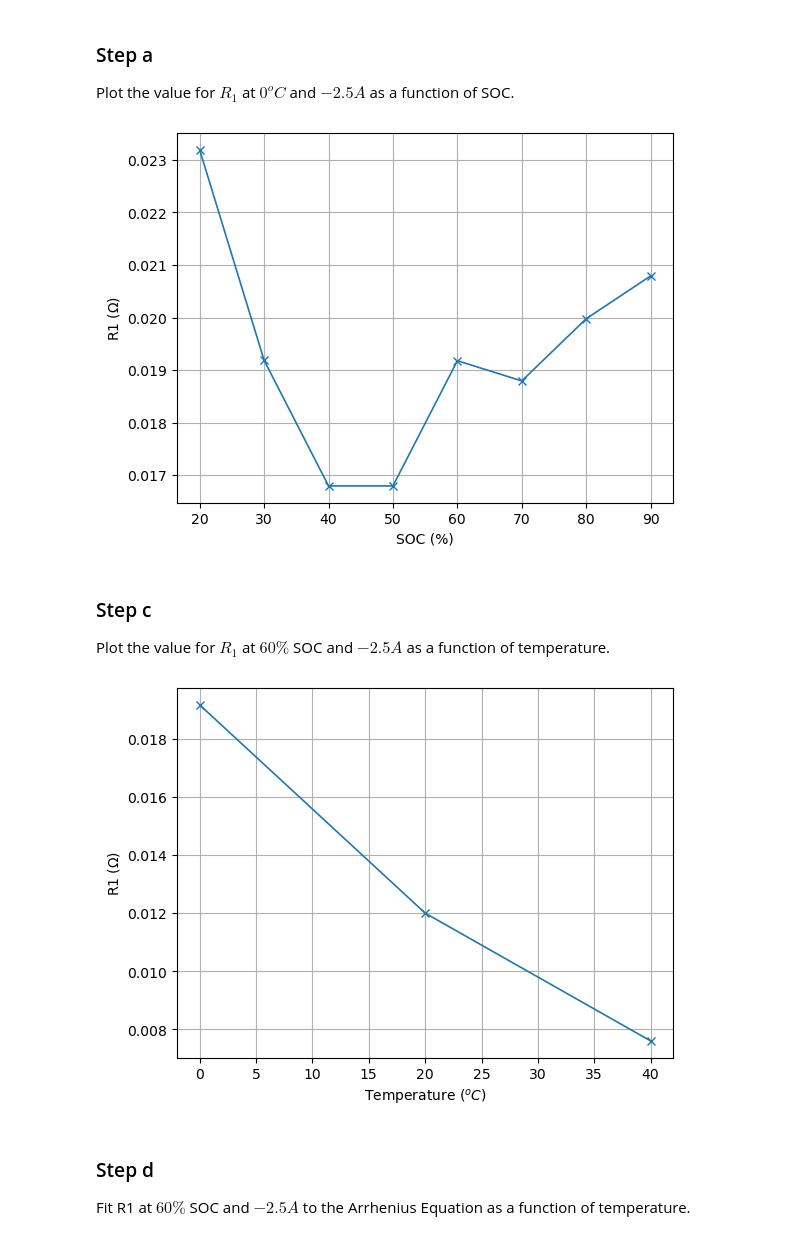
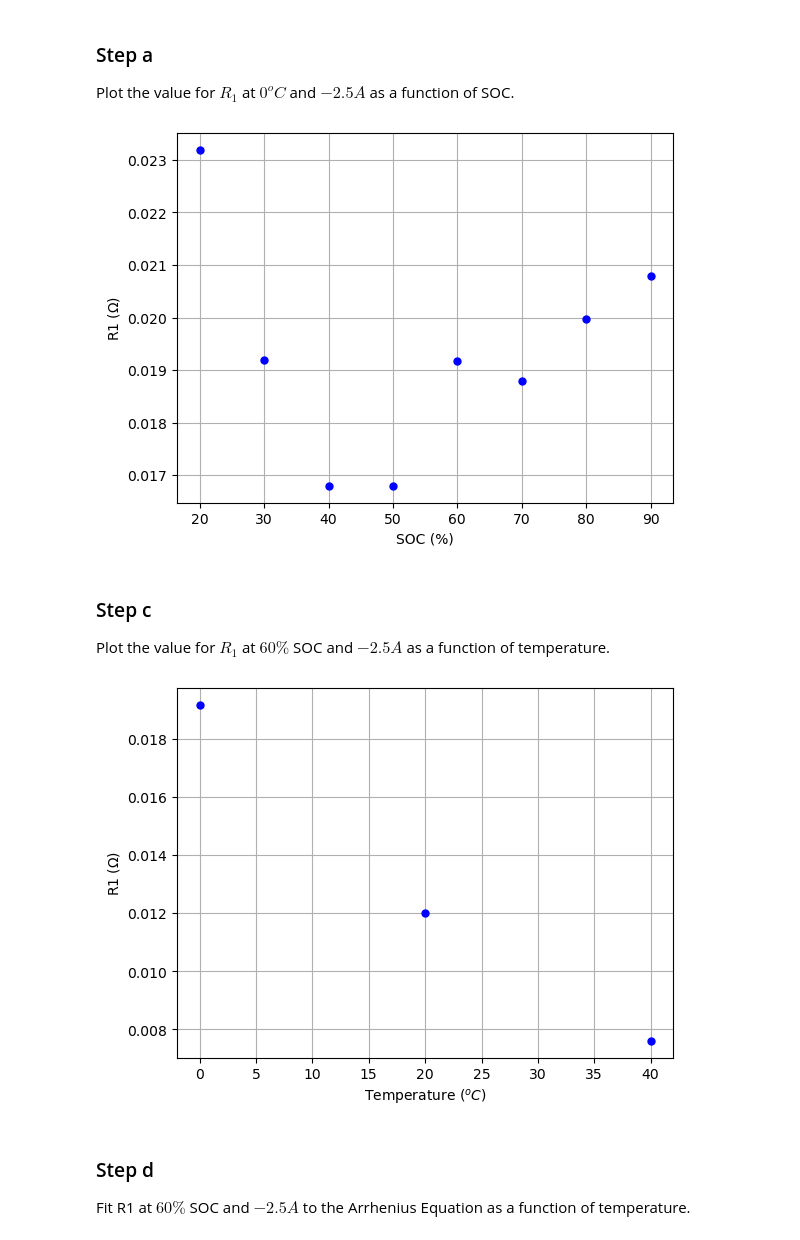
Before and after one commit to sunfanyi/modelling-of-lithium-ion-batteries, a Jupyter notebook: part_2bc.ipynb, the cells around one changed output. Saved outputs shown, nothing was run; the diff lists cells and outputs as text; code cells hidden in the pictures.

```diff
--- a/part_2bc.ipynb
+++ b/part_2bc.ipynb
@@ -284,18 +284,18 @@ Plot the value for $R_1$ at $0^oC$ and $-2.5A$ as a function of SOC.
 # %%
 idx_25 = np.where(np.abs(I_peaks[0, 0]-(-2.5)) < 0.01)[0][0]
 SOC_plot = np.arange(0.9, 0.1, -0.1)
 R1_plot = R1_tab[0, :, idx_25]
 
 fig, ax = plt.subplots()
-ax.plot(SOC_plot*100, R1_plot, '-x', linewidth=1.2)
+ax.plot(SOC_plot*100, R1_plot, 'b.', markersize=10)
 ax.set_xlabel('SOC (%)')
 ax.set_ylabel('R1 ($\Omega$)')
 # ax.set_title('$R_1$ at $0^oC$ and $-2.5A$ as a function of SOC')
 ax.grid()
 plt.show()
 fig.savefig('Figures/Part 2/2c_R1_25A_vs_SOC.eps', format='eps')
 # %% [output]
-[figure, old version]
+[figure, new version]
 # %% [markdown]
 ### Step c
 
@@ -306,7 +306,7 @@ T_fit = [0, 20, 40]
 R1_true = R1_tab[:, 3, idx_25]
 
 fig, ax = plt.subplots()
-ax.plot(T_fit, R1_true, '-x', linewidth=1.2)
+ax.plot(T_fit, R1_true, 'b.', markersize=10)
 ax.set_xlabel('Temperature ($^oC$)')
 ax.set_ylabel('R1 ($\Omega$)')
 ax.grid()
@@ -314,7 +314,7 @@ ax.grid()
 plt.show()
 fig.savefig('Figures/Part 2/2c_R1_60_SOC_25A_vs_T.eps', format='eps')
 # %% [output]
-[figure, old version]
+[figure, new version]
 # %% [markdown]
 ### Step d
 
```
Also changed, not shown: parts of 2 cells of this notebook, 12 other files.
